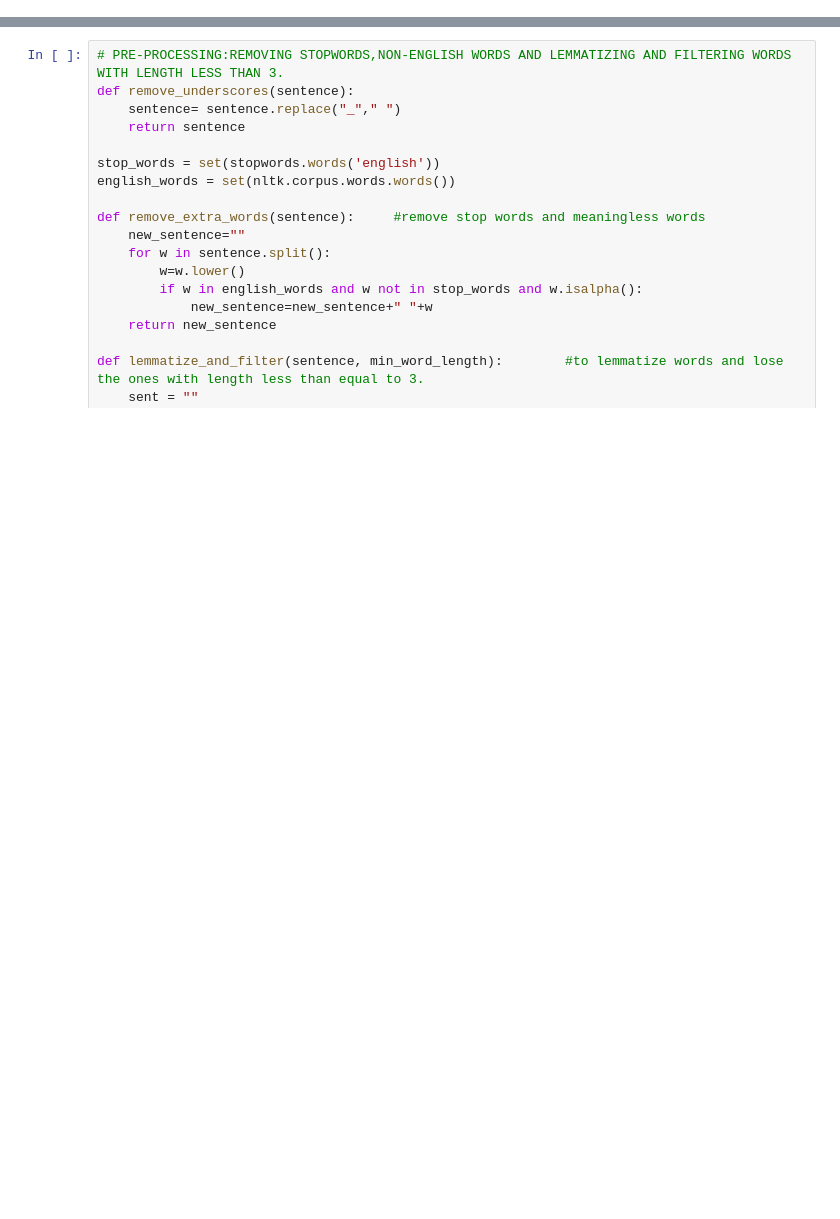
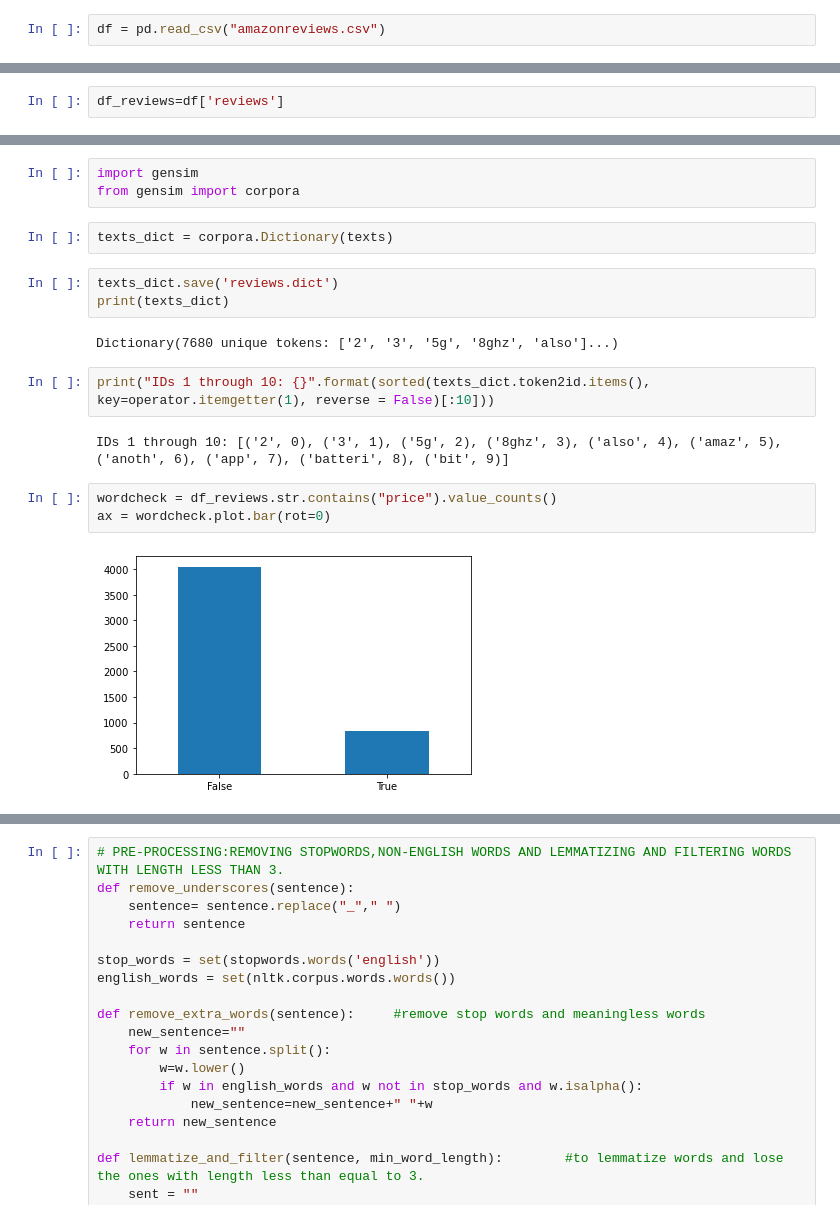
Before and after one commit to Aloagbaye/amazon-reviews-nlp, a Jupyter notebook: AMAZON_REVIEWS_SENTIMENT_ANALYSIS.ipynb, the cells around one changed output, grey strips where cells are left out. Saved outputs shown, nothing was run; the diff lists cells and outputs as text; blank space fills up the shorter version.

Commit message:
applied LDA and NLTK in topic modeling of the web scraping data of amazon reviews for laptops

```diff
--- a/AMAZON_REVIEWS_SENTIMENT_ANALYSIS.ipynb
+++ b/AMAZON_REVIEWS_SENTIMENT_ANALYSIS.ipynb
@@ -21,0 +22,2 @@ from bs4 import BeautifulSoup
+# %%
+df = pd.read_csv("amazonreviews.csv")
@@ -21,0 +75,2 @@ from bs4 import BeautifulSoup
+# %%
+df_reviews=df['reviews']
@@ -21,0 +92,19 @@ from bs4 import BeautifulSoup
+# %%
+import gensim
+from gensim import corpora
+# %%
+texts_dict = corpora.Dictionary(texts)
+# %%
+texts_dict.save('reviews.dict')
+print(texts_dict)
+# %% [output]
+Dictionary(7680 unique tokens: ['2', '3', '5g', '8ghz', 'also']...)
+# %%
+print("IDs 1 through 10: {}".format(sorted(texts_dict.token2id.items(), key=operator.itemgetter(1), reverse = False)[:10]))
+# %% [output]
+IDs 1 through 10: [('2', 0), ('3', 1), ('5g', 2), ('8ghz', 3), ('also', 4), ('amaz', 5), ('anoth', 6), ('app', 7), ('batteri', 8), ('bit', 9)]
+# %%
+wordcheck = df_reviews.str.contains("price").value_counts()
+ax = wordcheck.plot.bar(rot=0)
+# %% [output]
+[figure, added]
```
Also changed, not shown: parts of 23 cells of this notebook.
